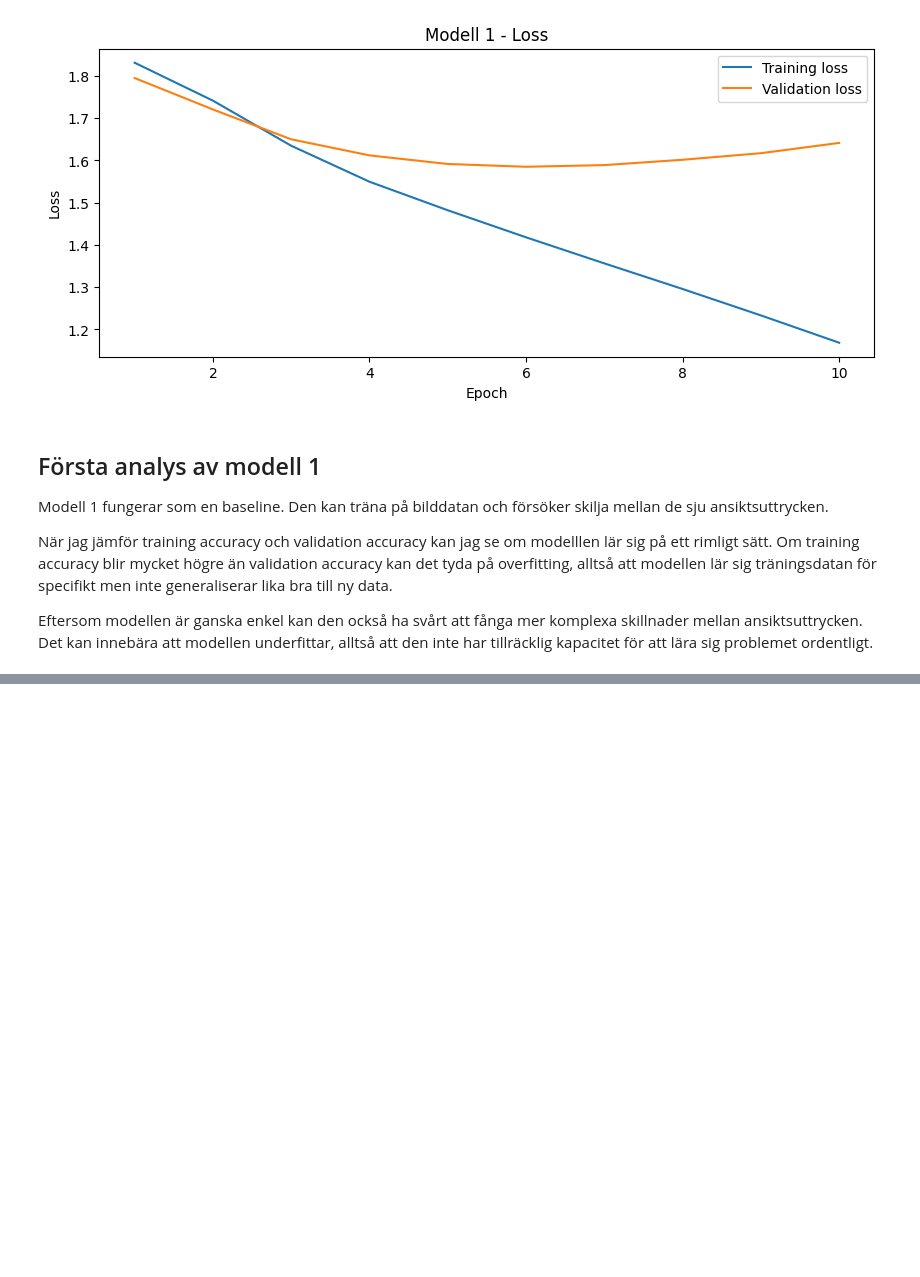
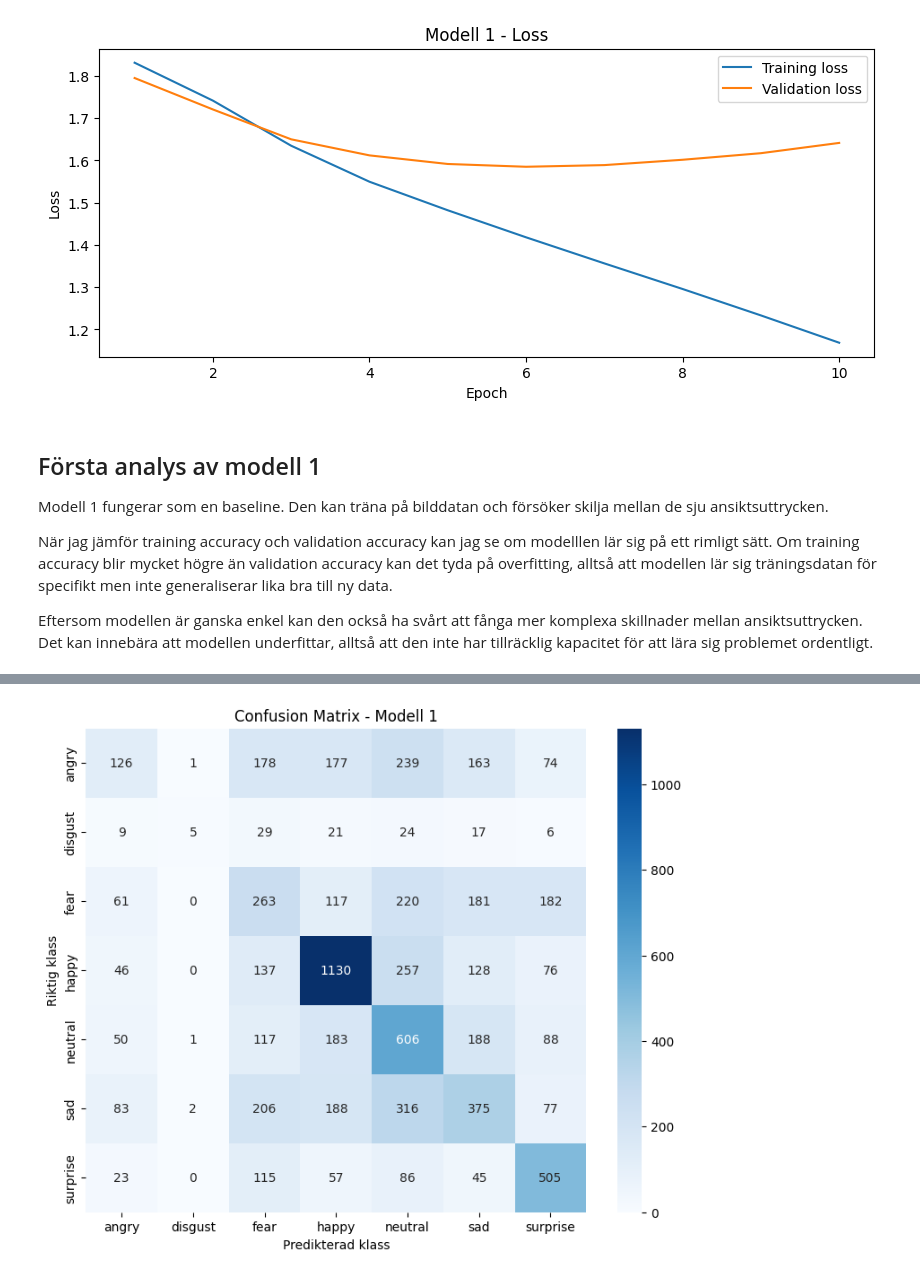
Before and after one commit to SoroushGReza/fer2013-emotion-classification, a Jupyter notebook: notebooks/fer2013_emotion_classification.ipynb, the cells around one changed output, grey strips where cells are left out. Cells and saved outputs as stored; diff of their text form; code cells hidden in the pictures; blank space fills up the shorter version.

Commit message:
Evaluate baseline CNN onn test data

```diff
--- a/notebooks/fer2013_emotion_classification.ipynb
+++ b/notebooks/fer2013_emotion_classification.ipynb
@@ -385,0 +402,13 @@ Eftersom modellen är ganska enkel kan den också ha svårt att fånga mer kompl
+# %%
+# Skapa prediktioner för testdatan
+y_true = []
+y_pred_1 = []
+
+for images, labels in test_ds:
+    predictions = model_1.predict(images, verbose=0)
+
+    y_true.extend(np.argmax(labels.numpy(), axis=1))
+    y_pred_1.extend(np.argmax(predictions, axis=1))
+
+y_true = np.array(y_true)
+y_pred_1 = np.array(y_pred_1)
@@ -385,0 +438,20 @@ Eftersom modellen är ganska enkel kan den också ha svårt att fånga mer kompl
+# %%
+# Confusion matrix för modell 1
+cm_1 = confusion_matrix(y_true, y_pred_1)
+
+plt.figure(figsize=(9, 7))
+sns.heatmap(
+    cm_1,
+    annot=True,
+    fmt="d",
+    cmap="Blues",
+    xticklabels=dataset_class_names,
+    yticklabels=dataset_class_names
+)
+
+plt.title("Confusion Matrix - Modell 1")
+plt.xlabel("Predikterad klass")
+plt.ylabel("Riktig klass")
+plt.show()
+# %% [output]
+[figure, added]
```
Also changed, not shown: parts of 4 cells of this notebook.
